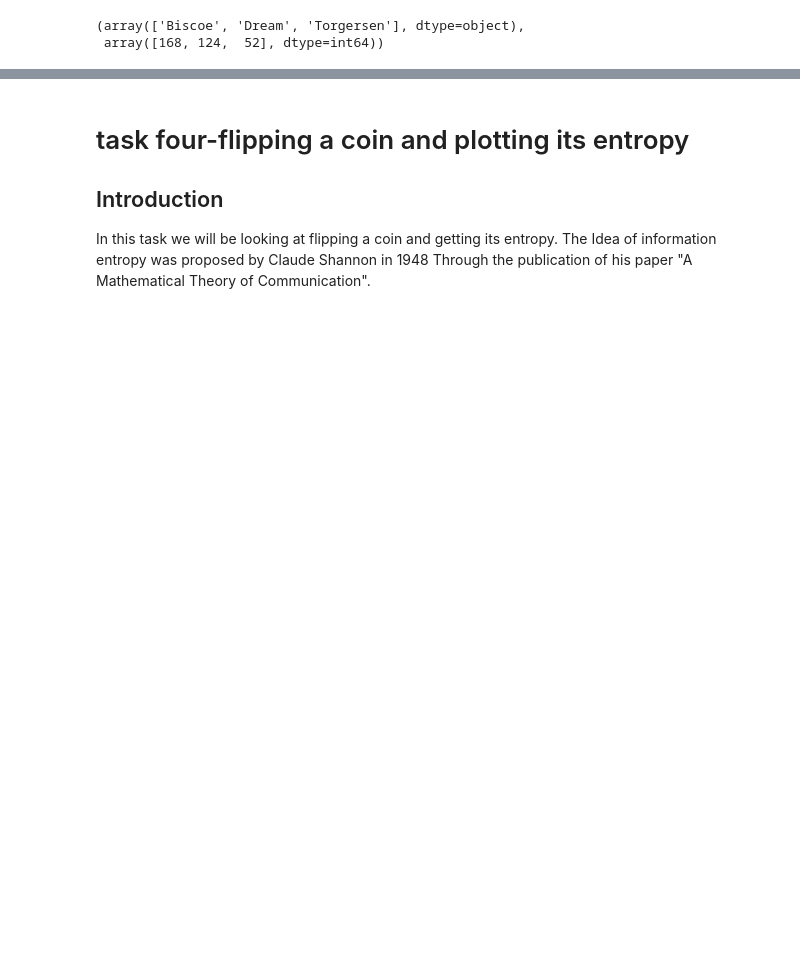
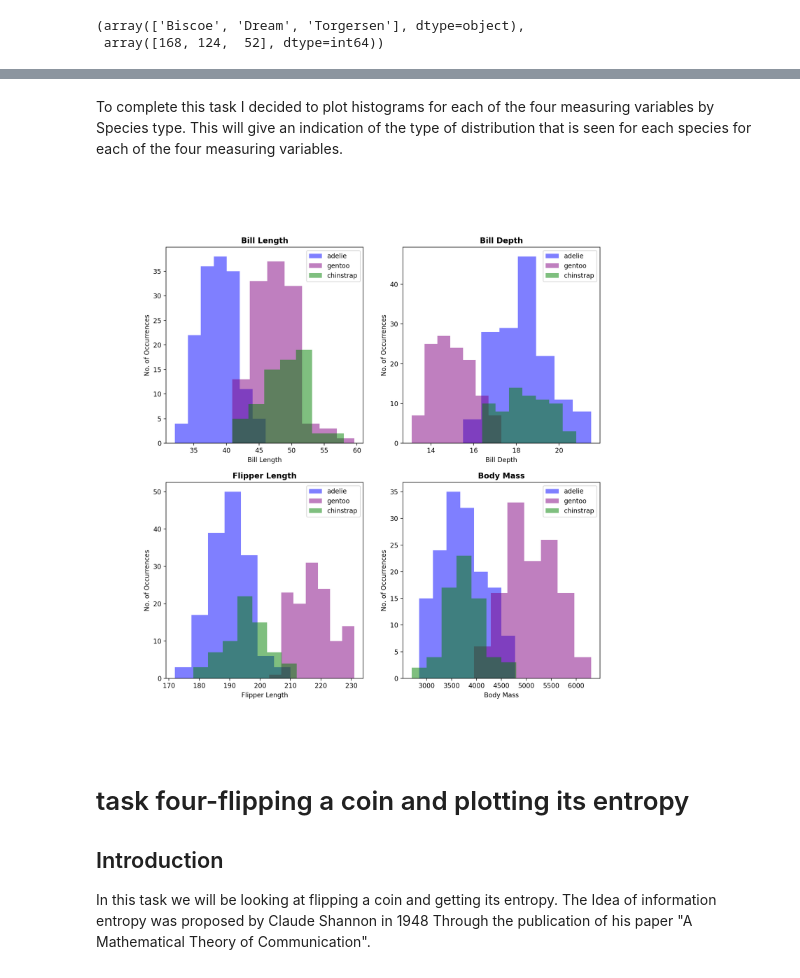
Before and after one commit to keithmmc/data_fundamentals, a Jupyter notebook: tasks.ipynb, the cells around one changed output, grey strips where cells are left out. Saved outputs shown, nothing was run; the diff lists cells and outputs as text; code cells hidden in the pictures; blank space fills up the shorter version.

Commit message:
Update tasks.ipynb
another review of tasks amended task 3 and 5

```diff
--- a/tasks.ipynb
+++ b/tasks.ipynb
@@ -550,3 +535,40 @@ plt.show()
+# %% [markdown]
+To complete this task I decided to plot histograms for each of the four measuring variables by Species type. This will give an indication of the type of distribution that is seen for each species for each of the four measuring variables.
+# %%
+fig, axes = plt.subplots(2,2, figsize = (12,12))
+adelie = df[df.species == "Adelie"]
+gentoo = df[df.species == "Gentoo"]
+chinstrap = df[df.species == "Chinstrap"]
+
+axes[0,0].set_title("Bill Length", fontweight='bold')
+axes[0,0].set(xlabel='Bill Length',ylabel='No. of Occurrences')
+axes[0,0].hist(adelie['bill_length_mm'], bins=7, alpha=0.5, label="adelie", color='blue')
+axes[0,0].hist(gentoo['bill_length_mm'], bins=7, alpha=0.5, label="gentoo", color='purple')
+axes[0,0].hist(chinstrap['bill_length_mm'], bins=7, alpha=0.5, label="chinstrap", color='green')
+axes[0,0].legend(loc='upper right')
+
+axes[0,1].set_title("Bill Depth", fontweight='bold')
+axes[0,1].set(xlabel='Bill Depth', ylabel='No. of Occurrences')
+axes[0,1].hist(adelie['bill_depth_mm'], bins=7, alpha=0.5, label="adelie", color='blue')
+axes[0,1].hist(gentoo['bill_depth_mm'], bins=7, alpha=0.5, label="gentoo", color='purple')
+axes[0,1].hist(chinstrap['bill_depth_mm'], bins=7, alpha=0.5, label="chinstrap", color='green')
+axes[0,1].legend(loc='upper right')
+
+axes[1,0].set_title("Flipper Length", fontweight='bold')
+axes[1,0].set(xlabel='Flipper Length', ylabel='No. of Occurrences')
+axes[1,0].hist(adelie['flipper_length_mm'], bins=7, alpha=0.5, label="adelie", color='blue')
+axes[1,0].hist(gentoo['flipper_length_mm'], bins=7, alpha=0.5, label="gentoo", color='purple')
+axes[1,0].hist(chinstrap['flipper_length_mm'], bins=7, alpha=0.5, label="chinstrap", color='green')
+axes[1,0].legend(loc='upper right')
+
+axes[1,1].set_title("Body Mass", fontweight='bold')
+axes[1,1].set(xlabel='Body Mass', ylabel='No. of Occurrences')
+axes[1,1].hist(adelie['body_mass_g'], bins=7, alpha=0.5, label="adelie", color='blue')
+axes[1,1].hist(gentoo['body_mass_g'], bins=7, alpha=0.5, label="gentoo", color='purple')
+axes[1,1].hist(chinstrap['body_mass_g'], bins=7, alpha=0.5, label="chinstrap", color='green')
+axes[1,1].legend(loc='upper right')
+# %% [output]
+[figure, added]
 # %% [markdown]
 # task four-flipping a coin and plotting its entropy
 
```
Also changed, not shown: parts of 42 cells of this notebook.
